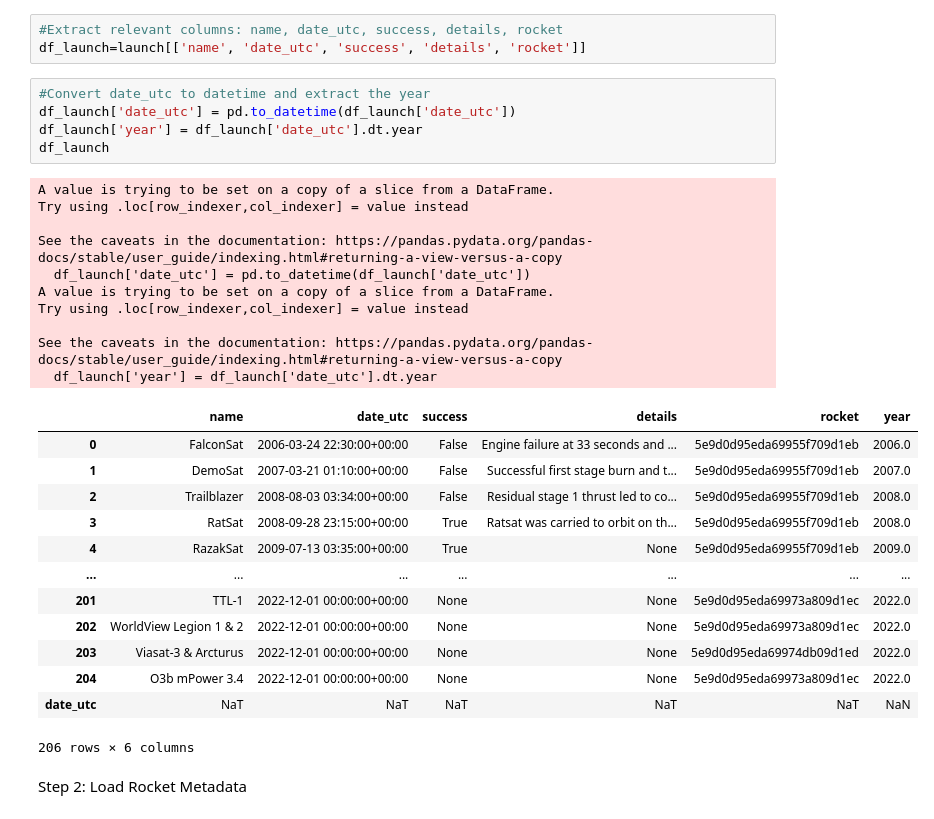
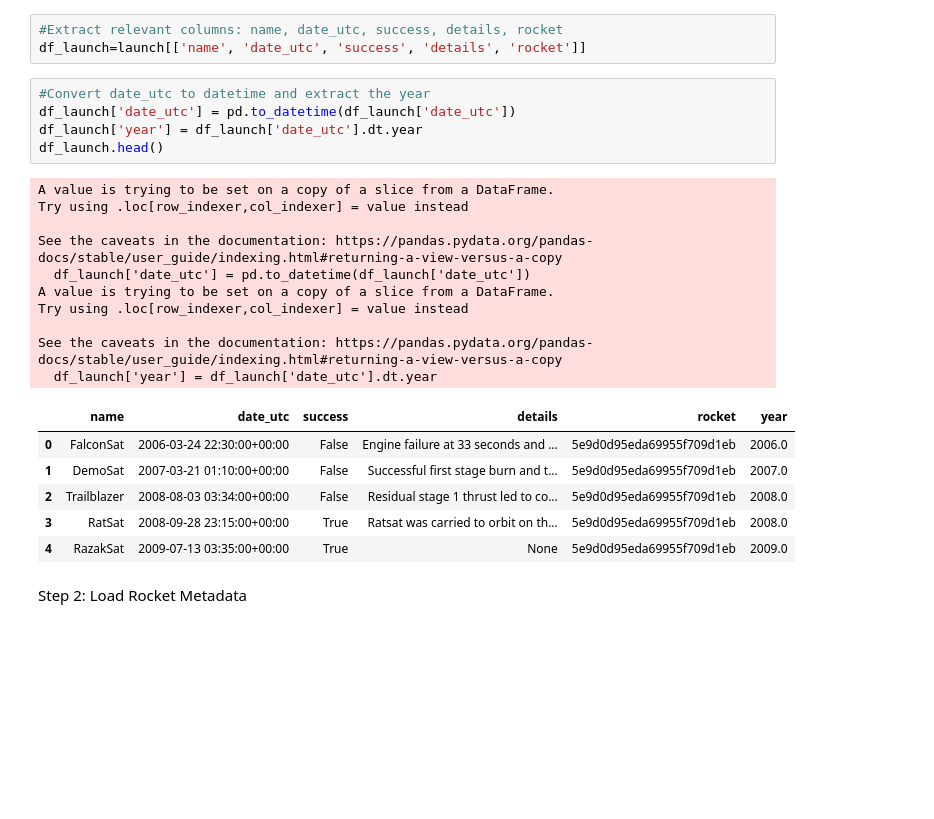
Before and after one commit to soorajs200/space_x_data_preprocessing, a Jupyter notebook: SpaceX_Sooraj_Case_.ipynb, the cells around one changed output. Cells and saved outputs as stored; diff of their text form; blank space fills up the shorter version.

```diff
--- a/SpaceX_Sooraj_Case_.ipynb
+++ b/SpaceX_Sooraj_Case_.ipynb
@@ -59,32 +59,25 @@ df_launch=launch[['name', 'date_utc', 'success', 'details', 'rocket']]
 # %%
 #Convert date_utc to datetime and extract the year
 df_launch['date_utc'] = pd.to_datetime(df_launch['date_utc'])
 df_launch['year'] = df_launch['date_utc'].dt.year
-df_launch
+df_launch.head()
 # %% [output]
 A value is trying to be set on a copy of a slice from a DataFrame.
 Try using .loc[row_indexer,col_indexer] = value instead
 
 See the caveats in the documentation: https://pandas.pydata.org/pandas-docs/stable/user_guide/indexing.html#returning-a-view-versus-a-copy
   df_launch['date_utc'] = pd.to_datetime(df_launch['date_utc'])
 A value is trying to be set on a copy of a slice from a DataFrame.
 Try using .loc[row_indexer,col_indexer] = value instead
 
 See the caveats in the documentation: https://pandas.pydata.org/pandas-docs/stable/user_guide/indexing.html#returning-a-view-versus-a-copy
   df_launch['year'] = df_launch['date_utc'].dt.year
 |  | name | date_utc | success | details | rocket | year |
 | 0 | FalconSat | 2006-03-24 22:30:00+00:00 | False | Engine failure at 33 seconds and ... | 5e9d0d95eda69955f709d1eb | 2006.0 |
 | 1 | DemoSat | 2007-03-21 01:10:00+00:00 | False | Successful first stage burn and t... | 5e9d0d95eda69955f709d1eb | 2007.0 |
 | 2 | Trailblazer | 2008-08-03 03:34:00+00:00 | False | Residual stage 1 thrust led to co... | 5e9d0d95eda69955f709d1eb | 2008.0 |
 | 3 | RatSat | 2008-09-28 23:15:00+00:00 | True | Ratsat was carried to orbit on th... | 5e9d0d95eda69955f709d1eb | 2008.0 |
 | 4 | RazakSat | 2009-07-13 03:35:00+00:00 | True | None | 5e9d0d95eda69955f709d1eb | 2009.0 |
-| ... | ... | ... | ... | ... | ... | ... |
-| 201 | TTL-1 | 2022-12-01 00:00:00+00:00 | None | None | 5e9d0d95eda69973a809d1ec | 2022.0 |
-| 202 | WorldView Legion 1 & 2 | 2022-12-01 00:00:00+00:00 | None | None | 5e9d0d95eda69973a809d1ec | 2022.0 |
-| 203 | Viasat-3 & Arcturus | 2022-12-01 00:00:00+00:00 | None | None | 5e9d0d95eda69974db09d1ed | 2022.0 |
-| 204 | O3b mPower 3.4 | 2022-12-01 00:00:00+00:00 | None | None | 5e9d0d95eda69973a809d1ec | 2022.0 |
-| date_utc | NaT | NaT | NaT | NaT | NaT | NaN |
-206 rows × 6 columns
 # %% [markdown]
 Step 2: Load Rocket Metadata
 # %%
```
Also changed, not shown: parts of 1 cell of this notebook.
